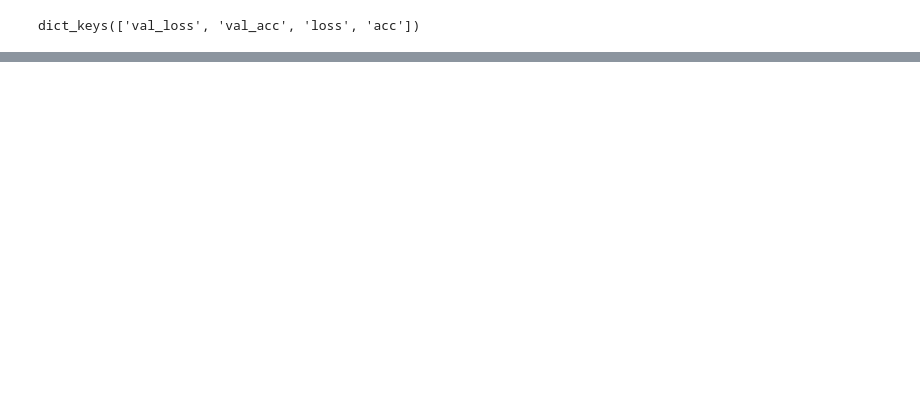
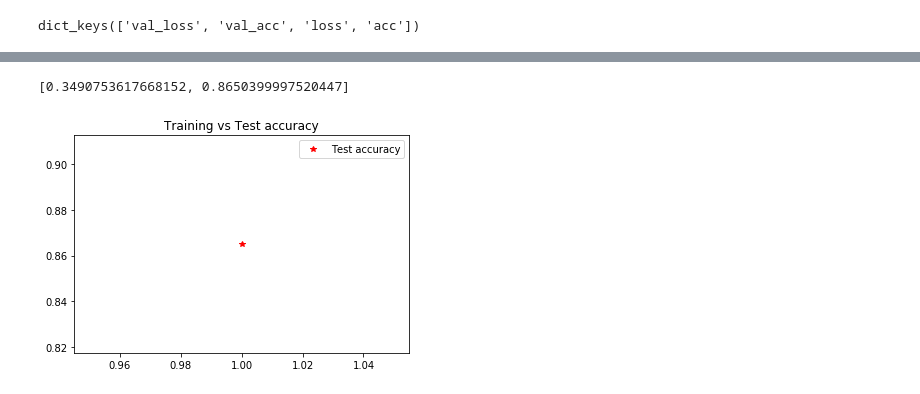
Before and after one commit to amamra-abdenour/Deep_Learning_Python, a Jupyter notebook: DeepLearning_3.ipynb, the cells around one changed output, grey strips where cells are left out. Saved outputs shown, nothing was run; the diff lists cells and outputs as text; code cells hidden in the pictures; blank space fills up the shorter version.

```diff
--- a/DeepLearning_3.ipynb
+++ b/DeepLearning_3.ipynb
@@ -129,0 +172,2 @@ plt.show()
+# %%
+res = model.evaluate(x_test, y_test,batch_size=512)
@@ -129,0 +176,12 @@ plt.show()
+# %%
+print(res)
+#plt.clf()
+test_acc = res[1]
+epochs = [1]
+plt.plot(epochs, test_acc, 'r*', label = 'Test accuracy')
+plt.legend()
+plt.title('Training vs Test accuracy')
+plt.show()
+# %% [output]
+[0.3490753617668152, 0.8650399997520447]
+[figure, added]
```
Also changed, not shown: parts of 8 cells of this notebook.
